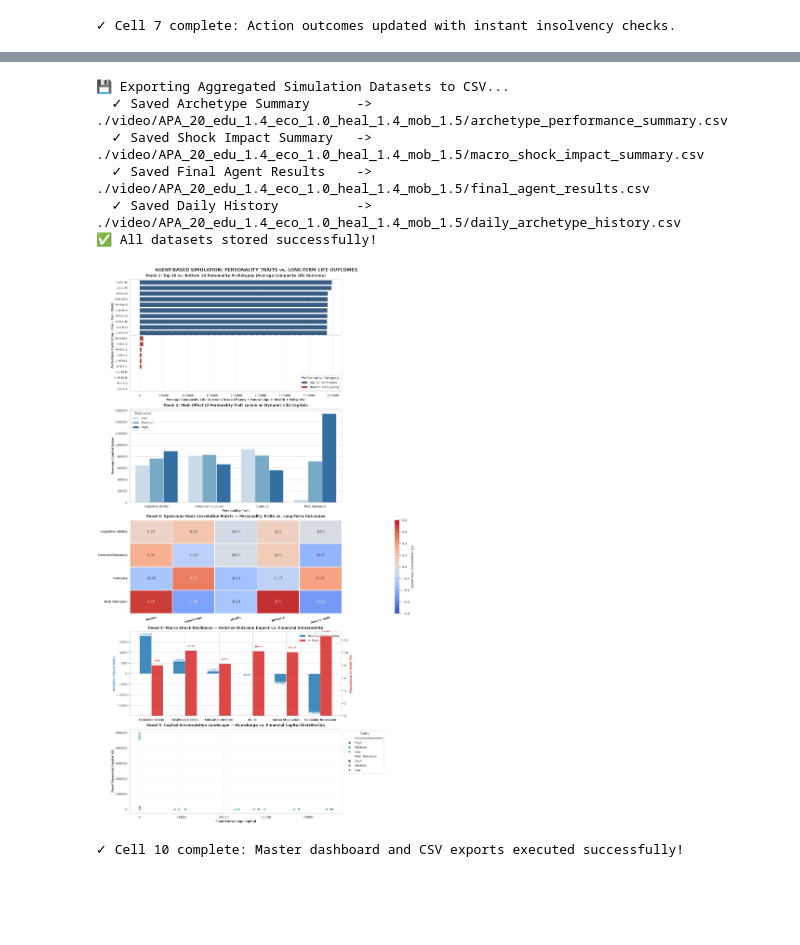
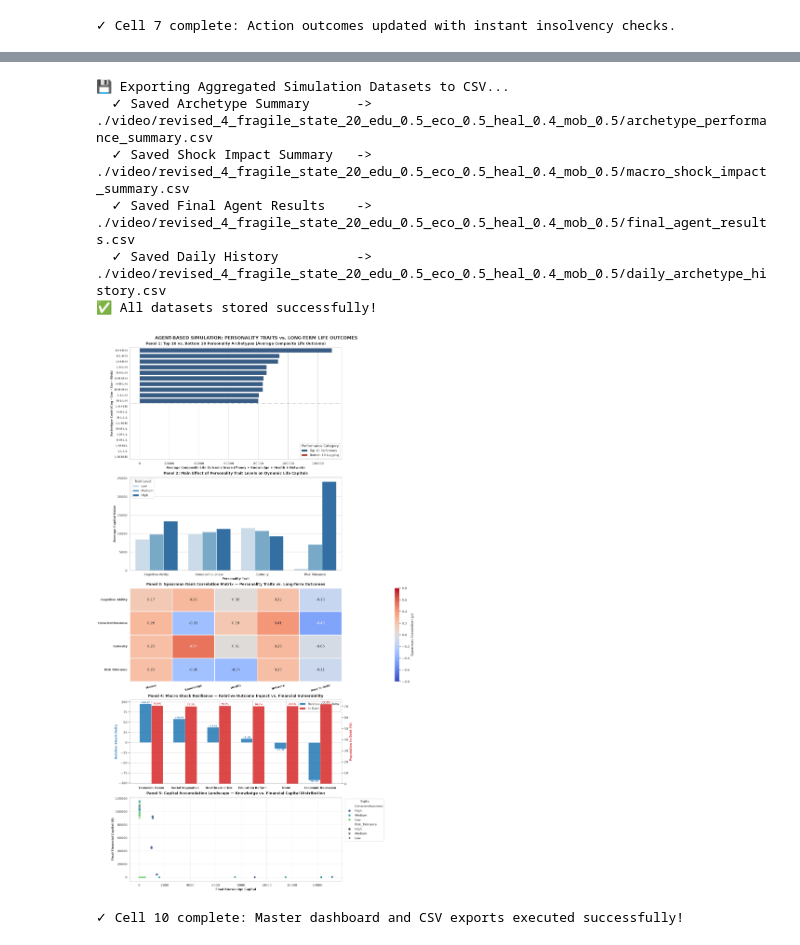
Before and after one commit to JesseLau24/Mesa_Long_Term_Success_Sim, a Jupyter notebook: ASS_81_Success_20_revised_4_fragile_state.ipynb, the cells around one changed output, grey strips where cells are left out. Saved outputs shown, nothing was run; the diff lists cells and outputs as text; code cells hidden in the pictures; blank space fills up the shorter version.

```diff
--- a/ASS_81_Success_20_revised_4_fragile_state.ipynb
+++ b/ASS_81_Success_20_revised_4_fragile_state.ipynb
@@ -971,7 +981,7 @@ import seaborn as sns
 # 0. Setup Output Directory & Automatic CSV Storage
 # ------------------------------------------------------------------------------
 output_folder = (
-    f"./video/APA_{AGENTS_PER_ARCHETYPE}"
+    f"./video/revised_4_fragile_state_{AGENTS_PER_ARCHETYPE}"
     f"_edu_{BASE_EDUCATION_QUALITY}"
     f"_eco_{BASE_ECONOMIC_GROWTH}"
     f"_heal_{BASE_HEALTHCARE_QUALITY}"
@@ -1189,36 +1199,36 @@ ax4.legend(lines1 + lines2, labels1 + labels2, loc="upper right", frameon=True)
 
 # ------------------------------------------------------------------------------
 # PANEL 5: Capital Trade-Off Scatter — Knowledge vs. Financial Capital
 # ------------------------------------------------------------------------------
 ax5 = fig.add_subplot(gs[4, 0])
 
 sns.scatterplot(
     data=df_results,
     x="Final_Knowledge",
     y="Final_Money",
     hue="Conscientiousness" if "Conscientiousness" in df_results.columns else None,
     style="Risk_Tolerance" if "Risk_Tolerance" in df_results.columns else None,
     palette="viridis",
     s=75,
     alpha=0.85,
     ax=ax5
 )
 
 ax5.set_title("Panel 5: Capital Accumulation Landscape — Knowledge vs. Financial Capital Distribution", fontsize=13, fontweight="bold", pad=10)
 ax5.set_xlabel("Final Knowledge Capital", fontsize=11, fontweight="bold")
 ax5.set_ylabel("Final Financial Capital ($)", fontsize=11, fontweight="bold")
 ax5.legend(title="Traits", bbox_to_anchor=(1.01, 1), loc="upper left", frameon=True)
 ax5.grid(True, linestyle="--", alpha=0.5)
 
 plt.show()
 
 print("✓ Cell 10 complete: Master dashboard and CSV exports executed successfully!")
 # %% [output]
 💾 Exporting Aggregated Simulation Datasets to CSV...
-  ✓ Saved Archetype Summary      -> ./video/APA_20_edu_1.4_eco_1.0_heal_1.4_mob_1.5/archetype_performance_summary.csv
-  ✓ Saved Shock Impact Summary   -> ./video/APA_20_edu_1.4_eco_1.0_heal_1.4_mob_1.5/macro_shock_impact_summary.csv
-  ✓ Saved Final Agent Results    -> ./video/APA_20_edu_1.4_eco_1.0_heal_1.4_mob_1.5/final_agent_results.csv
-  ✓ Saved Daily History          -> ./video/APA_20_edu_1.4_eco_1.0_heal_1.4_mob_1.5/daily_archetype_history.csv
+  ✓ Saved Archetype Summary      -> ./video/revised_4_fragile_state_20_edu_0.5_eco_0.5_heal_0.4_mob_0.5/archetype_performance_summary.csv
+  ✓ Saved Shock Impact Summary   -> ./video/revised_4_fragile_state_20_edu_0.5_eco_0.5_heal_0.4_mob_0.5/macro_shock_impact_summary.csv
+  ✓ Saved Final Agent Results    -> ./video/revised_4_fragile_state_20_edu_0.5_eco_0.5_heal_0.4_mob_0.5/final_agent_results.csv
+  ✓ Saved Daily History          -> ./video/revised_4_fragile_state_20_edu_0.5_eco_0.5_heal_0.4_mob_0.5/daily_archetype_history.csv
 ✅ All datasets stored successfully!
-[figure, old version]
+[figure, new version]
 ✓ Cell 10 complete: Master dashboard and CSV exports executed successfully!
```
Also changed, not shown: parts of 4 cells of this notebook, 31 other files.
